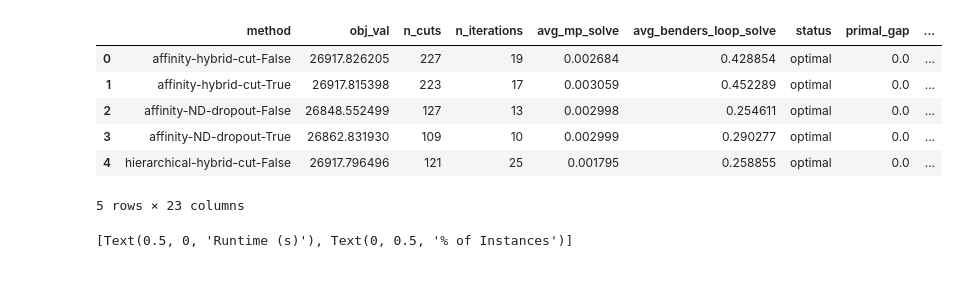
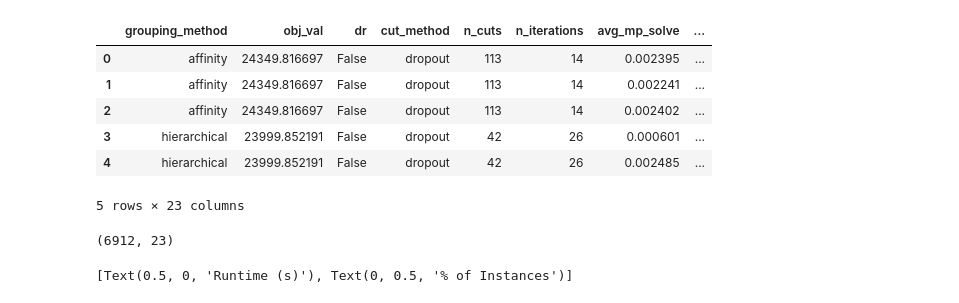
Before and after one commit to upadhyan/Clustering-in-Benders, a Jupyter notebook: notebooks/data_analysis.ipynb, the cells around one changed output. Cells and saved outputs as stored; diff of their text form; code cells hidden in the pictures.

Commit message:
compiled results into a df

```diff
--- a/notebooks/data_analysis.ipynb
+++ b/notebooks/data_analysis.ipynb
@@ -9,13 +9,3 @@ from utiliT.io import read_pickle, dump_pickle
 from scripts.instance import *
 import seaborn as sns
 import matplotlib.pyplot as plt
-# %%
-data_files = os.listdir("../data")
-res_files = os.listdir("../results/run_results")
-result_dicts = [read_pickle(f"../results/run_results/{f}") for f in res_files]
-results = pd.DataFrame(result_dicts)
-instance_names = [x['instance_name'] for x in result_dicts]
-instance_counts = pd.DataFrame(np.unique(instance_names, return_counts=True)).T
-instance_counts.columns = ['instance', 'count']
-le36 = instance_counts[instance_counts['count'] < 27]
-le36
@@ -111,30 +12,27 @@ ge36
 # %%
 if os.path.isfile("../results/compiled_results/experimental_results.csv"):
     df = pd.read_csv("../results/compiled_results/experimental_results.csv", index_col=0)
 else:
     result_files = os.listdir("../results/run_results")
     result_dicts = [read_pickle(f"../results/run_results/{file}") for file in result_files]
     df = pd.DataFrame(result_dicts)
     df['n_var'] = df['n1'] + df['n2'] * df['k']
-    df['dropout']  = df['method'].apply(lambda x: 'dropout' in x)
-    df['dr']  = df['method'].apply(lambda x: 'True' in x)
-    df['group_method'] = df['method'].apply(lambda x: x.split('-')[0])
-    df.to_csv("../results/compiled_results/experimental_results.csv")
-
-c_times = pd.read_csv('../results/compiled_results/clustering_info.csv', index_col=0)
-c_times.columns = ['group_method', 'dr','clustering_runtime','n1','n2','k','distribution']
-df = df.merge(c_times, how = 'left', on = ['group_method', 'dr','n1','n2','k','distribution'])
-df = df.fillna(0)
-df['adj_runtime'] = df['runtime'] - df['clustering_runtime']
+    df['adj_runtime'] = df['runtime'] - df['clustering_runtime']
+    df.to_csv('../results/compiled_results/experimental_results.csv')
+    #df.to_csv("../results/compiled_results/experimental_results.csv")
 df.head()
 # %% [output]
-|  | method | obj_val | n_cuts | n_iterations | avg_mp_solve | avg_benders_loop_solve | status | primal_gap | ... |
-| 0 | affinity-hybrid-cut-False | 26917.826205 | 227 | 19 | 0.002684 | 0.428854 | optimal | 0.0 | ... |
-| 1 | affinity-hybrid-cut-True | 26917.815398 | 223 | 17 | 0.003059 | 0.452289 | optimal | 0.0 | ... |
-| 2 | affinity-ND-dropout-False | 26848.552499 | 127 | 13 | 0.002998 | 0.254611 | optimal | 0.0 | ... |
-| 3 | affinity-ND-dropout-True | 26862.831930 | 109 | 10 | 0.002999 | 0.290277 | optimal | 0.0 | ... |
-| 4 | hierarchical-hybrid-cut-False | 26917.796496 | 121 | 25 | 0.001795 | 0.258855 | optimal | 0.0 | ... |
+|  | grouping_method | obj_val | dr | cut_method | n_cuts | n_iterations | avg_mp_solve | ... |
+| 0 | affinity | 24349.816697 | False | dropout | 113 | 14 | 0.002395 | ... |
+| 1 | affinity | 24349.816697 | False | dropout | 113 | 14 | 0.002241 | ... |
+| 2 | affinity | 24349.816697 | False | dropout | 113 | 14 | 0.002402 | ... |
+| 3 | hierarchical | 23999.852191 | False | dropout | 42 | 26 | 0.000601 | ... |
+| 4 | hierarchical | 23999.852191 | False | dropout | 42 | 26 | 0.002485 | ... |
 5 rows × 23 columns
+# %%
+df.shape
+# %% [output]
+(6912, 23)
 # %%
 # Cumulative Runtime Distribution Plot without PCA no Dropout
 
```
Also changed, not shown: parts of 6 cells of this notebook, 2 other files.
